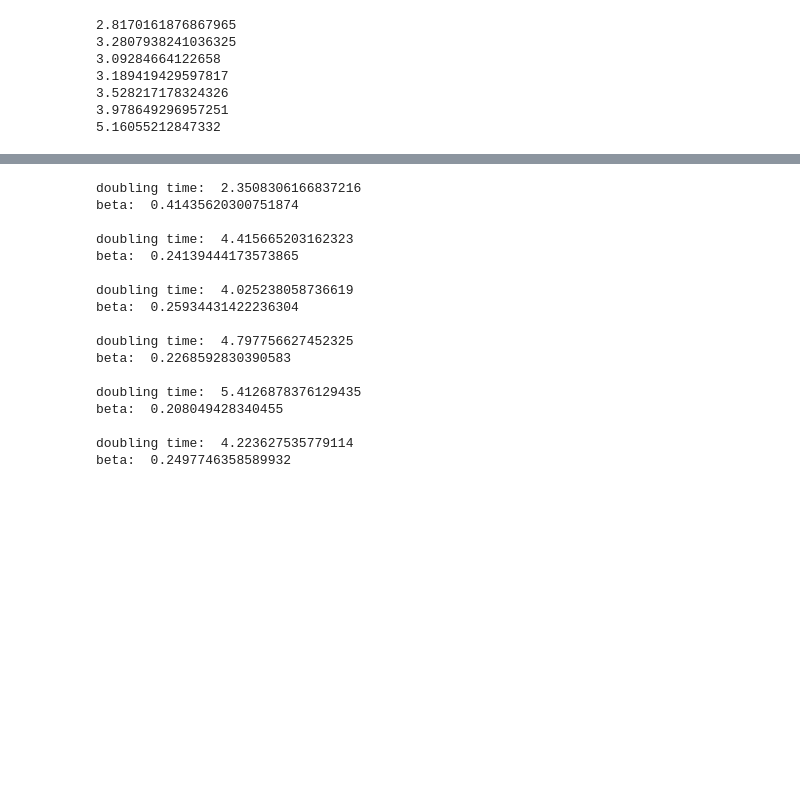
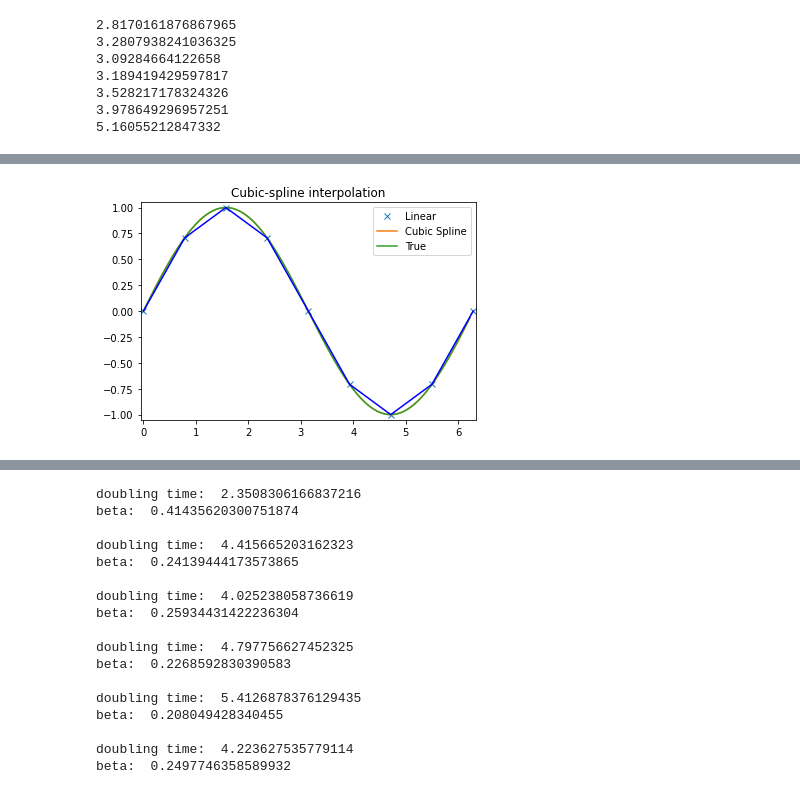
Before and after one commit to mmastand/chime, a Jupyter notebook: Dynamic Doubling Time.ipynb, the cells around one changed output, grey strips where cells are left out. Drawn from its saved outputs; the diff is of its cells as text; code cells hidden in the pictures; blank space fills up the shorter version.

```diff
--- a/Dynamic Doubling Time.ipynb
+++ b/Dynamic Doubling Time.ipynb
@@ -66,0 +521,15 @@ la
+# %%
+x = np.arange(0, 2*np.pi+np.pi/4, 2*np.pi/8)
+y = np.sin(x)
+tck = interpolate.splrep(x, y, s=0)
+xnew = np.arange(0, 2*np.pi, np.pi/50)
+ynew = interpolate.splev(xnew, tck, der=0)
+# %%
+plt.figure()
+plt.plot(x, y, 'x', xnew, ynew, xnew, np.sin(xnew), x, y, 'b')
+plt.legend(['Linear', 'Cubic Spline', 'True'])
+plt.axis([-0.05, 6.33, -1.05, 1.05])
+plt.title('Cubic-spline interpolation')
+plt.show()
+# %% [output]
+[figure, added]
```
Also changed, not shown: parts of 44 cells of this notebook, 11 other files.
